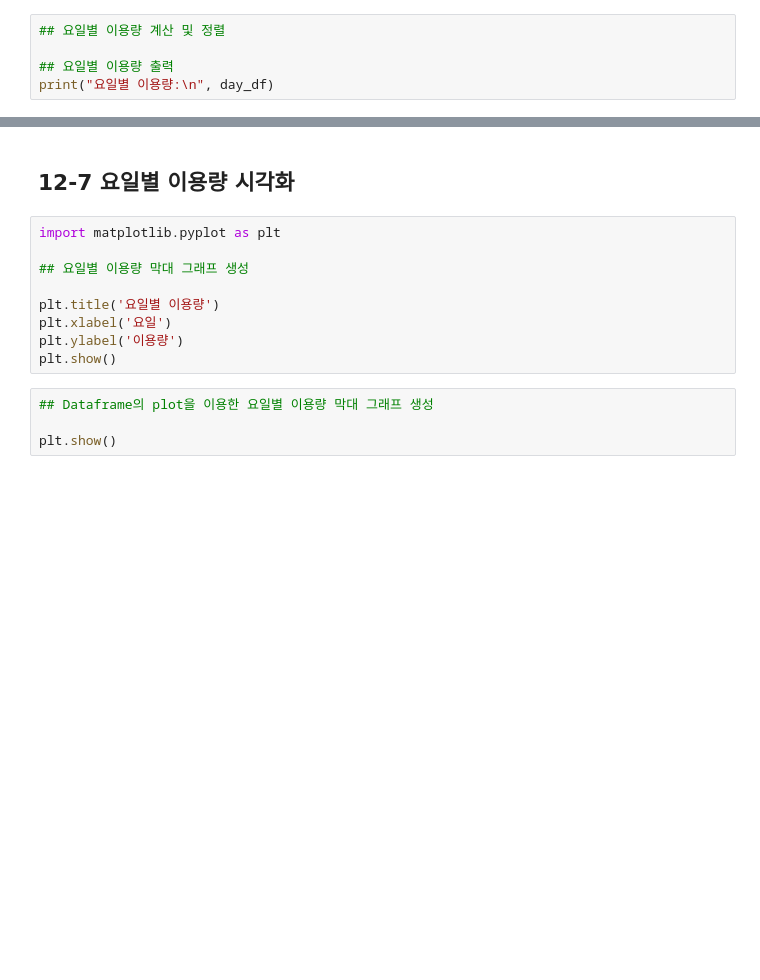
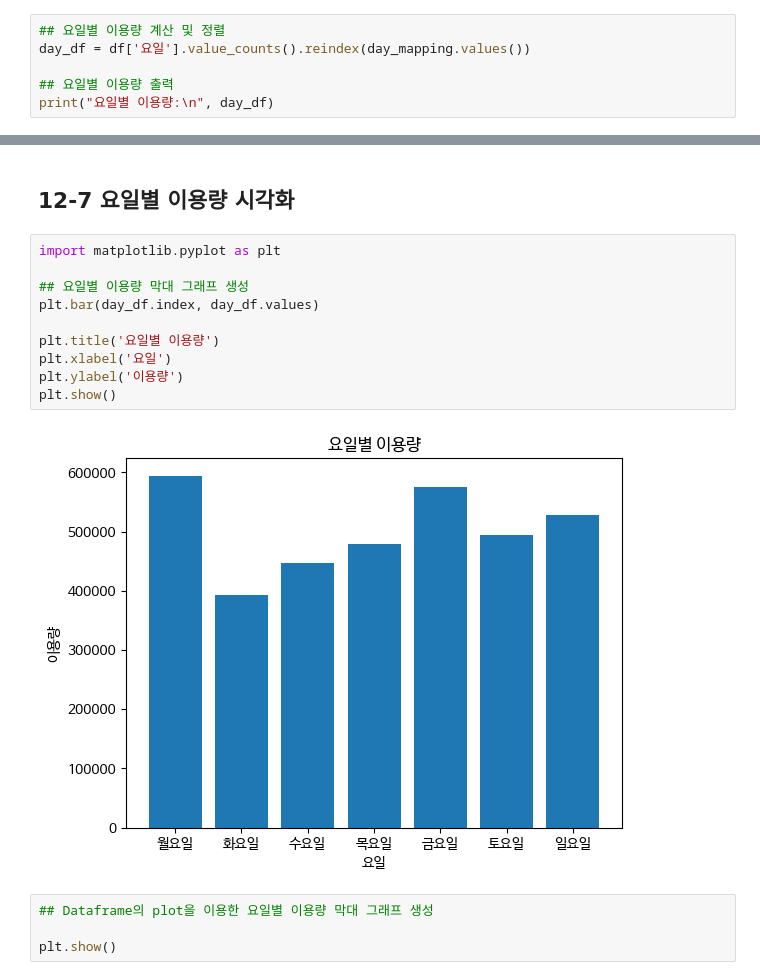
Before and after one commit to dlsdnsms/Data-Analysis-with-Open-Source, a Jupyter notebook: 오픈소스_데이터_분석_12강.ipynb, the cells around one changed output, grey strips where cells are left out. Saved outputs shown, nothing was run; the diff lists cells and outputs as text; blank space fills up the shorter version.

```diff
--- a/오픈소스_데이터_분석_12강.ipynb
+++ b/오픈소스_데이터_분석_12강.ipynb
@@ -240,6 +257,7 @@ print("\n범주형 데이터 요약 통계:\n", df.describe(include=['object']).
 ## 12-6 요일별 이용량 분석
 # %%
 ## 요일별 이용량 계산 및 정렬
+day_df = df['요일'].value_counts().reindex(day_mapping.values())
 
 ## 요일별 이용량 출력
 print("요일별 이용량:\n", day_df)
@@ -248,12 +277,15 @@ print("요일별 이용량:\n", day_df)
 # %%
 import matplotlib.pyplot as plt
 
 ## 요일별 이용량 막대 그래프 생성
+plt.bar(day_df.index, day_df.values)
 
 plt.title('요일별 이용량')
 plt.xlabel('요일')
 plt.ylabel('이용량')
 plt.show()
+# %% [output]
+[figure, added]
 # %%
 ## Dataframe의 plot을 이용한 요일별 이용량 막대 그래프 생성
 
```
Also changed, not shown: parts of 4 cells of this notebook.
